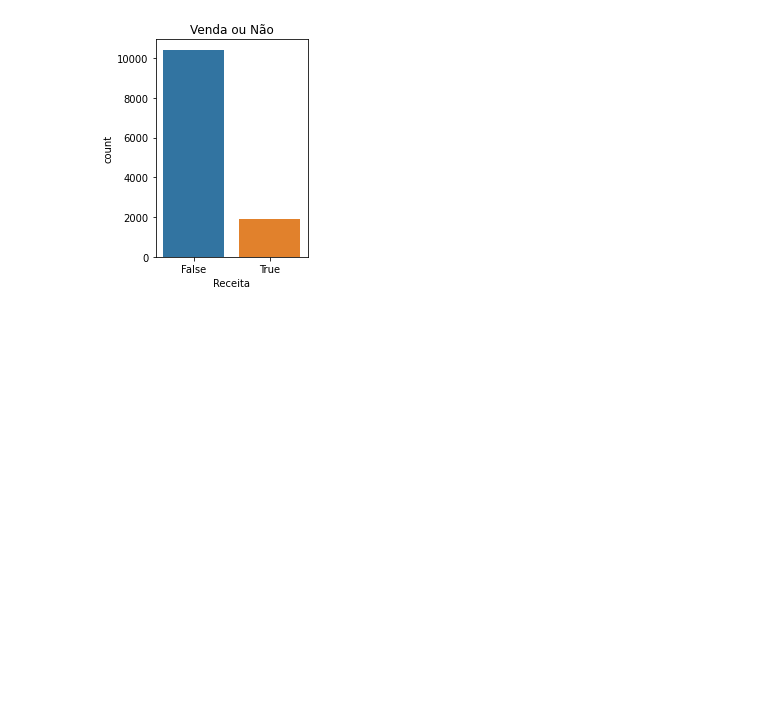
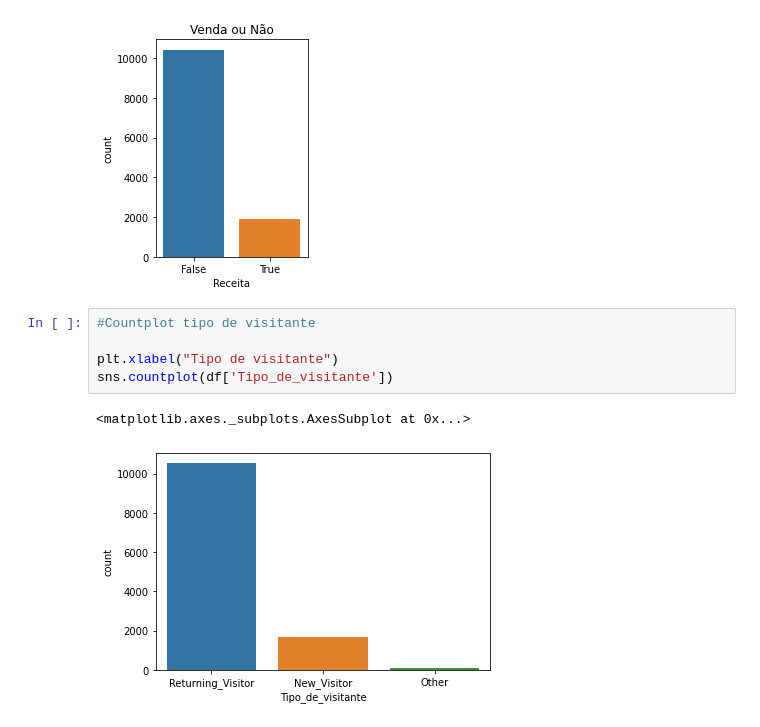
Before and after one commit to JulianaRamos2021/Previsao_compras, a Jupyter notebook: Previsão_de_compras_Ecommerce.ipynb, the cells around one changed output. Cells and saved outputs as stored; diff of their text form; blank space fills up the shorter version.

```diff
--- a/Previsão_de_compras_Ecommerce.ipynb
+++ b/Previsão_de_compras_Ecommerce.ipynb
@@ -309,3 +309,11 @@ sns.countplot(df['Receita'])
 # %% [output]
 <matplotlib.axes._subplots.AxesSubplot at 0x...>
 [figure]
+# %%
+#Countplot tipo de visitante
+
+plt.xlabel("Tipo de visitante")
+sns.countplot(df['Tipo_de_visitante'])
+# %% [output]
+<matplotlib.axes._subplots.AxesSubplot at 0x...>
+[figure, added]
```
